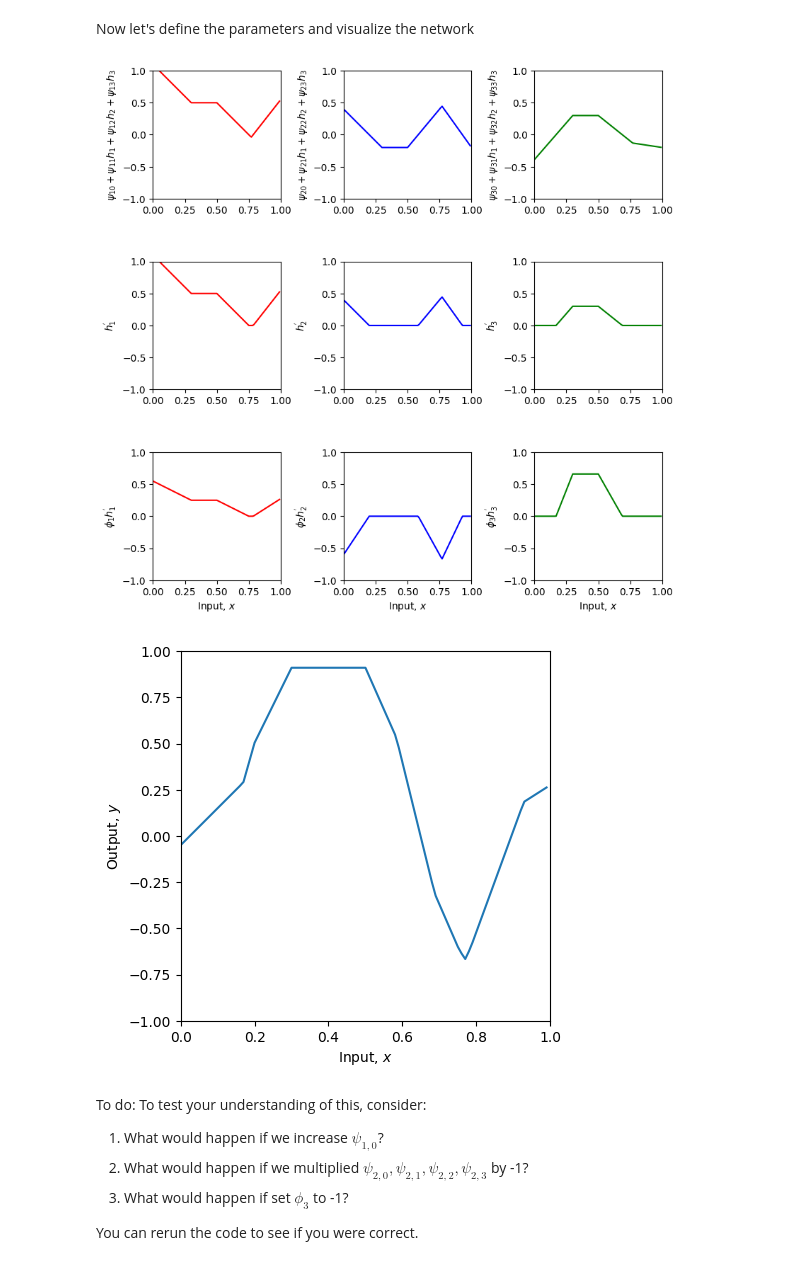
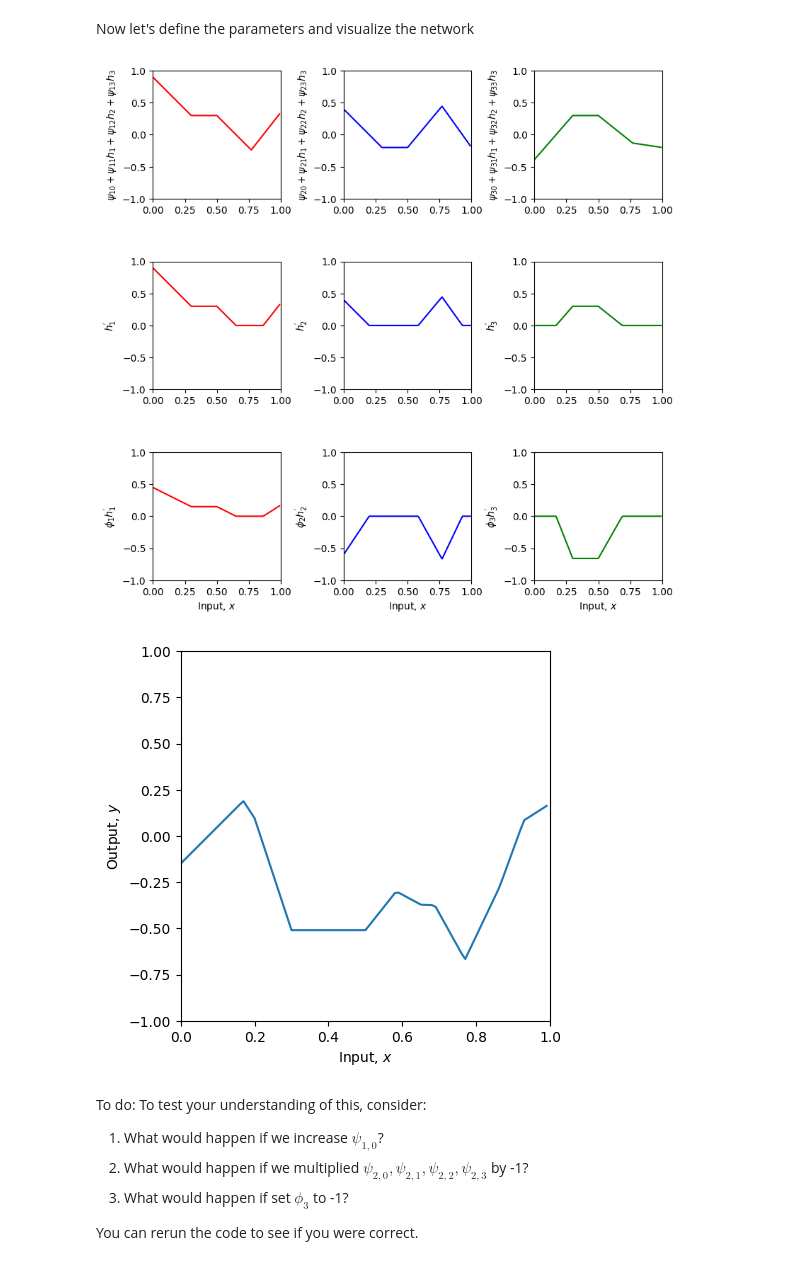
Before and after one commit to hoodong/UDL, a Jupyter notebook: 04_2_Clipping_functions.ipynb, the cells around one changed output. Cells and saved outputs as stored; diff of their text form; code cells hidden in the pictures.

```diff
--- a/04_2_Clipping_functions.ipynb
+++ b/04_2_Clipping_functions.ipynb
@@ -92,33 +92,34 @@ Now let's define the parameters and visualize the network
 # %%
 # Define parameters (note first dimension of theta and phi is padded to make indices match
 # notation in book)
 theta = np.zeros([4,2])
 psi = np.zeros([4,4])
 phi = np.zeros([4,1])
 
 theta[1,0] =  0.3 ; theta[1,1] = -1.0
 theta[2,0]= -1.0  ; theta[2,1] = 2.0
 theta[3,0] = -0.5  ; theta[3,1] = 0.65
 psi[1,0] = 0.3;  psi[1,1] = 2.0; psi[1,2] = -1.0; psi[1,3]=7.0
 psi[2,0] = -0.2;  psi[2,1] = 2.0; psi[2,2] = 1.2; psi[2,3]=-8.0
 psi[3,0] = 0.3;  psi[3,1] = -2.3; psi[3,2] = -0.8; psi[3,3]=2.0
 phi[0] = 0.0; phi[1] = 0.5; phi[2] = -1.5; phi [3] = 2.2
 
 #psi[1,0] = 0.5;
-psi[2,0] = 0.2;  psi[2,1] = -2.0; psi[2,2] = -1.2; psi[2,3]=8.0
+#psi[2,0] = 0.2;  psi[2,1] = -2.0; psi[2,2] = -1.2; psi[2,3]=8.0
+#phi[3] = -2.2
 
 # Define a range of input values
 x = np.arange(0,1,0.01)
 
 # Run the neural network
 y, layer2_pre_1, layer2_pre_2, layer2_pre_3, h1_prime, h2_prime, h3_prime, phi1_h1_prime, phi2_h2_prime, phi3_h3_prime \
     = shallow_1_1_3_3(x, ReLU, phi, psi, theta)
 
 # And then plot it
 plot_neural_two_layers(x, y, layer2_pre_1, layer2_pre_2, layer2_pre_3, h1_prime, h2_prime, h3_prime, phi1_h1_prime, phi2_h2_prime, phi3_h3_prime)
 # %% [output]
-[figure, old version]
+[figure, new version]
-[figure, old version]
+[figure, new version]
 # %% [markdown]
 To do:  To test your understanding of this, consider:
 
```
